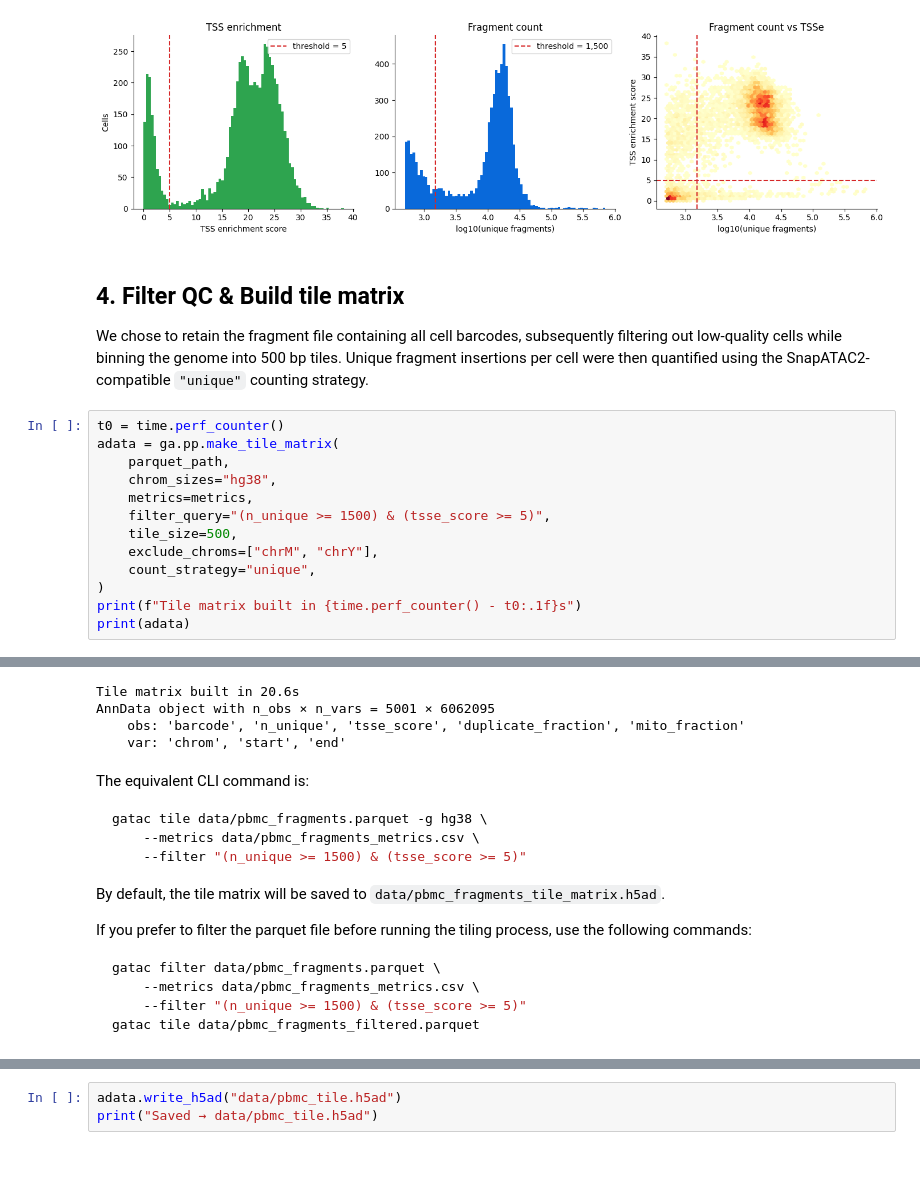
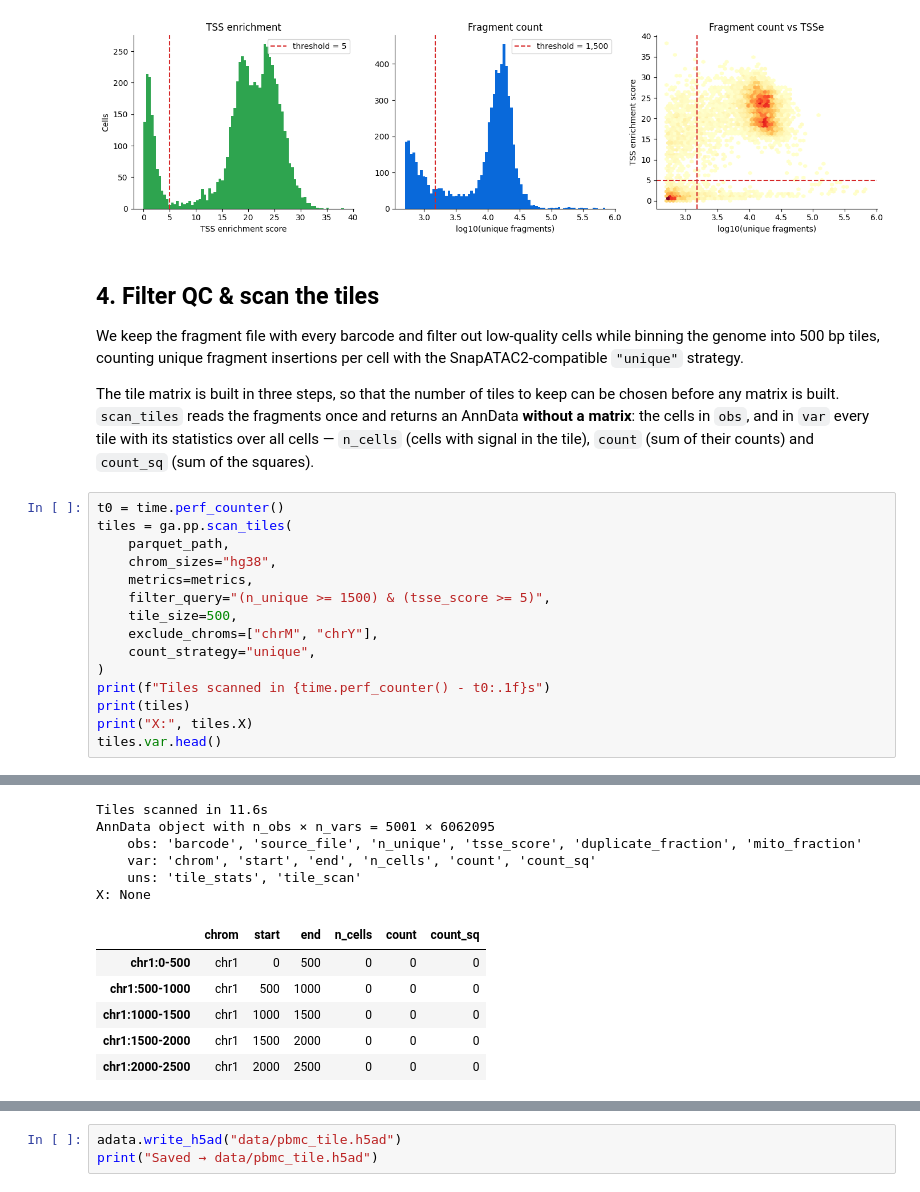
Before and after one commit to Soldatov-Lab/gatac-notebooks, a Jupyter notebook: 01_fragment_preprocessing.ipynb, the cells around one changed output, grey strips where cells are left out. Saved outputs shown, nothing was run; the diff lists cells and outputs as text; blank space fills up the shorter version.

````diff
--- a/01_fragment_preprocessing.ipynb
+++ b/01_fragment_preprocessing.ipynb
@@ -89,12 +89,14 @@ ga.pl.qc_metrics(metrics, tsse_threshold=5, n_unique_threshold=1500)
 # %% [output]
 [figure]
 # %% [markdown]
-## 4. Filter QC & Build tile matrix
+## 4. Filter QC & scan the tiles
 
-We chose to retain the fragment file containing all cell barcodes, subsequently filtering out low-quality cells while binning the genome into 500 bp tiles. Unique fragment insertions per cell were then quantified using the SnapATAC2-compatible `"unique"` counting strategy.
+We keep the fragment file with every barcode and filter out low-quality cells while binning the genome into 500 bp tiles, counting unique fragment insertions per cell with the SnapATAC2-compatible `"unique"` strategy.
+
+The tile matrix is built in three steps, so that the number of tiles to keep can be chosen before any matrix is built. `scan_tiles` reads the fragments once and returns an AnnData **without a matrix**: the cells in `obs`, and in `var` every tile with its statistics over all cells — `n_cells` (cells with signal in the tile), `count` (sum of their counts) and `count_sq` (sum of the squares).
 # %%
 t0 = time.perf_counter()
-adata = ga.pp.make_tile_matrix(
+tiles = ga.pp.scan_tiles(
     parquet_path,
     chrom_sizes="hg38",
     metrics=metrics,
@@ -103,6 +105,8 @@ adata = ga.pp.make_tile_matrix(
     exclude_chroms=["chrM", "chrY"],
     count_strategy="unique",
 )
-print(f"Tile matrix built in {time.perf_counter() - t0:.1f}s")
-print(adata)
+print(f"Tiles scanned in {time.perf_counter() - t0:.1f}s")
+print(tiles)
+print("X:", tiles.X)
+tiles.var.head()
 # %% [output]
@@ -111,23 +115,12 @@ print(adata)
-Tile matrix built in 20.6s
+Tiles scanned in 11.6s
 AnnData object with n_obs × n_vars = 5001 × 6062095
-    obs: 'barcode', 'n_unique', 'tsse_score', 'duplicate_fraction', 'mito_fraction'
-    var: 'chrom', 'start', 'end'
+    obs: 'barcode', 'source_file', 'n_unique', 'tsse_score', 'duplicate_fraction', 'mito_fraction'
+    var: 'chrom', 'start', 'end', 'n_cells', 'count', 'count_sq'
+    uns: 'tile_stats', 'tile_scan'
+X: None
+|  | chrom | start | end | n_cells | count | count_sq |
+| chr1:0-500 | chr1 | 0 | 500 | 0 | 0 | 0 |
+| chr1:500-1000 | chr1 | 500 | 1000 | 0 | 0 | 0 |
+| chr1:1000-1500 | chr1 | 1000 | 1500 | 0 | 0 | 0 |
+| chr1:1500-2000 | chr1 | 1500 | 2000 | 0 | 0 | 0 |
+| chr1:2000-2500 | chr1 | 2000 | 2500 | 0 | 0 | 0 |
-# %% [markdown]
-The equivalent CLI command is:
-
-```bash
-gatac tile data/pbmc_fragments.parquet -g hg38 \
-    --metrics data/pbmc_fragments_metrics.csv \
-    --filter "(n_unique >= 1500) & (tsse_score >= 5)"
-```
-
-By default, the tile matrix will be saved to `data/pbmc_fragments_tile_matrix.h5ad`.
-
-If you prefer to filter the parquet file before running the tiling process, use the following commands:
-
-```bash
-gatac filter data/pbmc_fragments.parquet \
-    --metrics data/pbmc_fragments_metrics.csv \
-    --filter "(n_unique >= 1500) & (tsse_score >= 5)"
-gatac tile data/pbmc_fragments_filtered.parquet
-```
````
Also changed, not shown: parts of 16 cells of this notebook.
